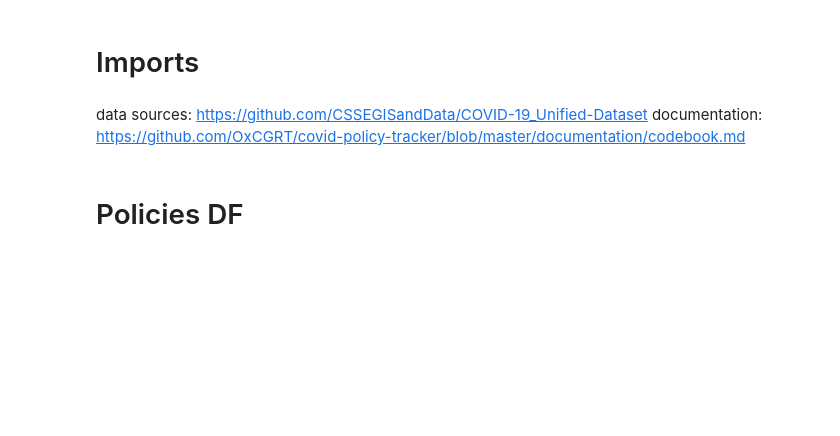
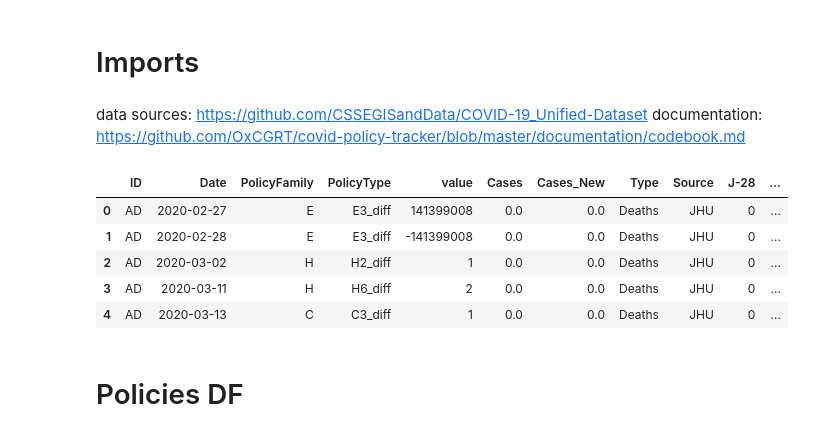
Before and after one commit to TristanBOOK/coronanet, a Jupyter notebook: Notebooks/paul_db_enriched.ipynb, the cells around one changed output. Cells and saved outputs as stored; diff of their text form; code cells hidden in the pictures; blank space fills up the shorter version.

```diff
--- a/Notebooks/paul_db_enriched.ipynb
+++ b/Notebooks/paul_db_enriched.ipynb
@@ -8,6 +8,17 @@ import pandas as pd
 import numpy as np
 import pyreadr
 from sklearn.preprocessing import OneHotEncoder
+# %%
+data_lma=pd.read_csv('https://raw.githubusercontent.com/TristanBOOK/coronanet/master/coronanet/data/LMA_Data_10_semaines_and_Pol_fam.csv')
+# %%
+data_lma.head()
+# %% [output]
+|  | ID | Date | PolicyFamily | PolicyType | value | Cases | Cases_New | Type | Source | J-28 | ... |
+| 0 | AD | 2020-02-27 | E | E3_diff | 141399008 | 0.0 | 0.0 | Deaths | JHU | 0 | ... |
+| 1 | AD | 2020-02-28 | E | E3_diff | -141399008 | 0.0 | 0.0 | Deaths | JHU | 0 | ... |
+| 2 | AD | 2020-03-02 | H | H2_diff | 1 | 0.0 | 0.0 | Deaths | JHU | 0 | ... |
+| 3 | AD | 2020-03-11 | H | H6_diff | 2 | 0.0 | 0.0 | Deaths | JHU | 0 | ... |
+| 4 | AD | 2020-03-13 | C | C3_diff | 1 | 0.0 | 0.0 | Deaths | JHU | 0 | ... |
 # %% [markdown]
 # Policies DF
 # %%
```
